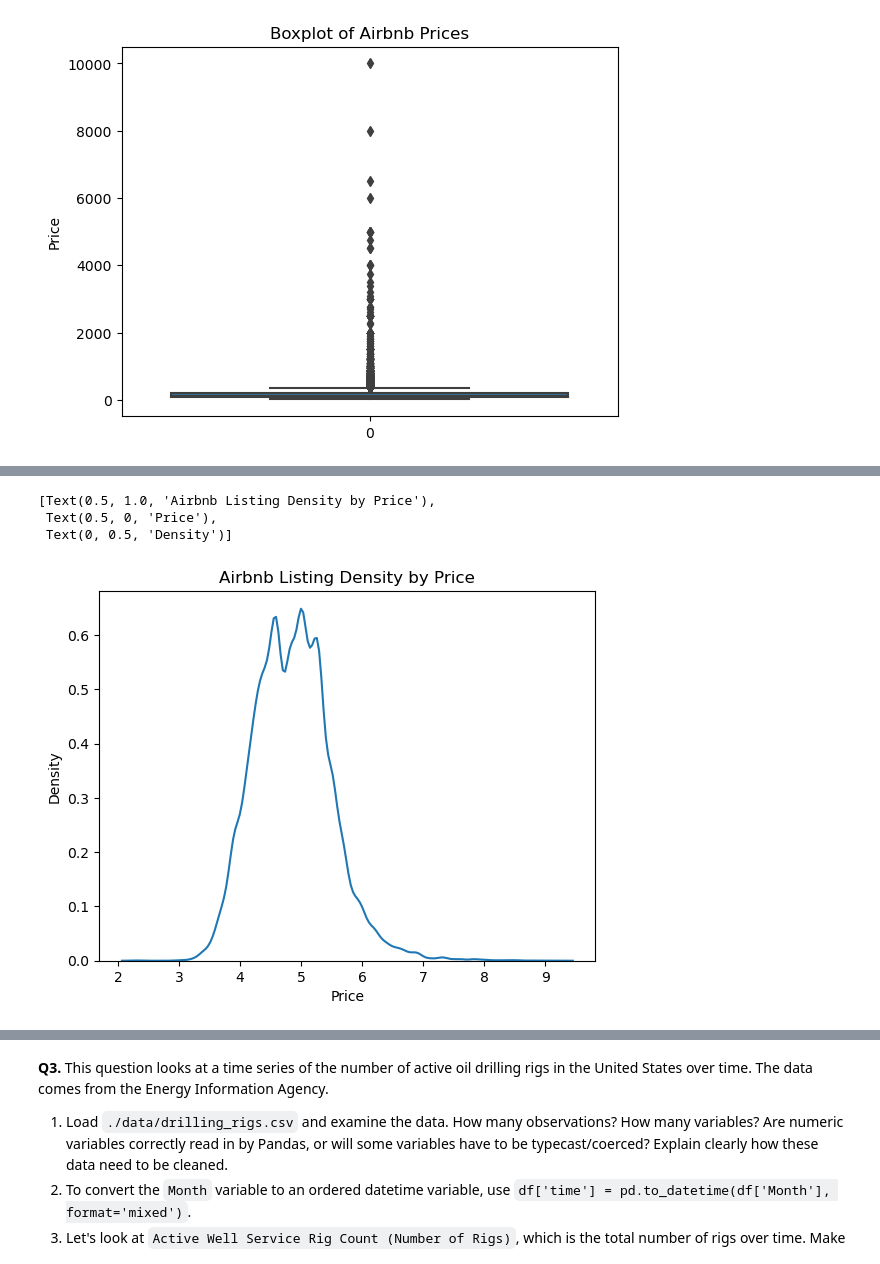
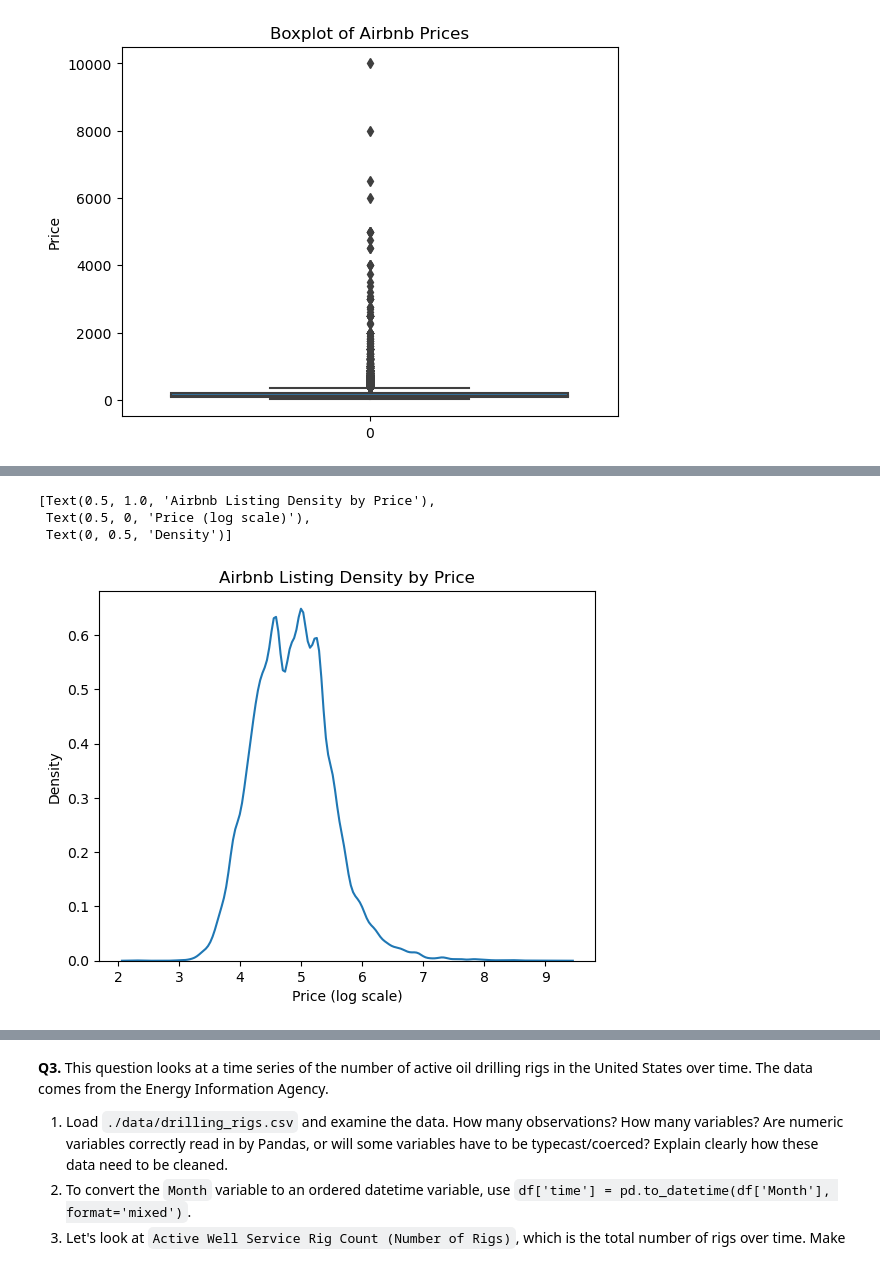
Before and after one commit to Jonuhthan/eda_assignment, a Jupyter notebook: assignment.ipynb, the cells around one changed output, grey strips where cells are left out. Cells and saved outputs as stored; diff of their text form; code cells hidden in the pictures.

```diff
--- a/assignment.ipynb
+++ b/assignment.ipynb
@@ -206,14 +209,14 @@ Name: price_log, dtype: float64
 # %%
 # kernel density plot
 fig = sns.kdeplot(df_airbnb_cleaned["price_log"])
 fig.set(title='Airbnb Listing Density by Price',
-xlabel='Price',
+xlabel='Price (log scale)',
 ylabel='Density')
 # %% [output]
 [Text(0.5, 1.0, 'Airbnb Listing Density by Price'),
- Text(0.5, 0, 'Price'),
+ Text(0.5, 0, 'Price (log scale)'),
  Text(0, 0.5, 'Density')]
-[figure, old version]
+[figure, new version]
 # %%
 # box plot
 fig = sns.boxplot(df_airbnb_cleaned["price_log"])
```
Also changed, not shown: parts of 18 cells of this notebook.
